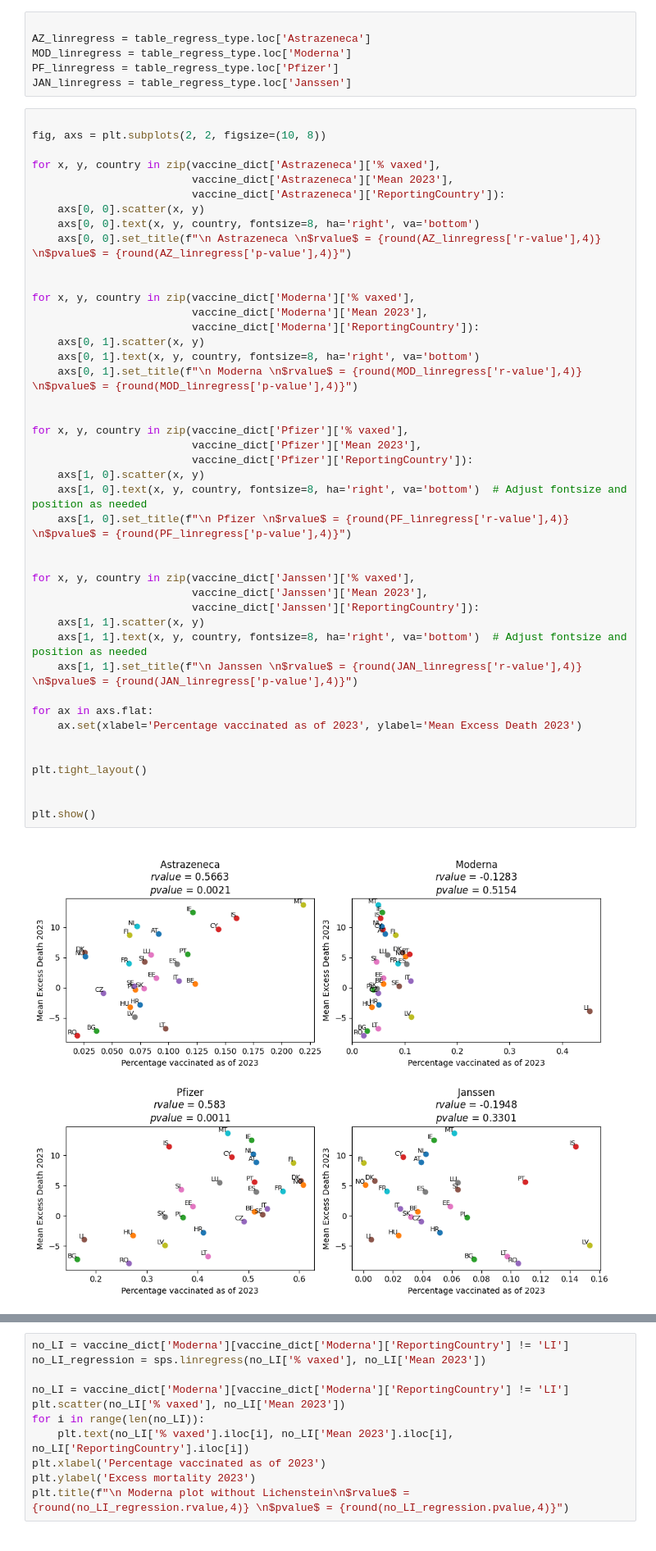
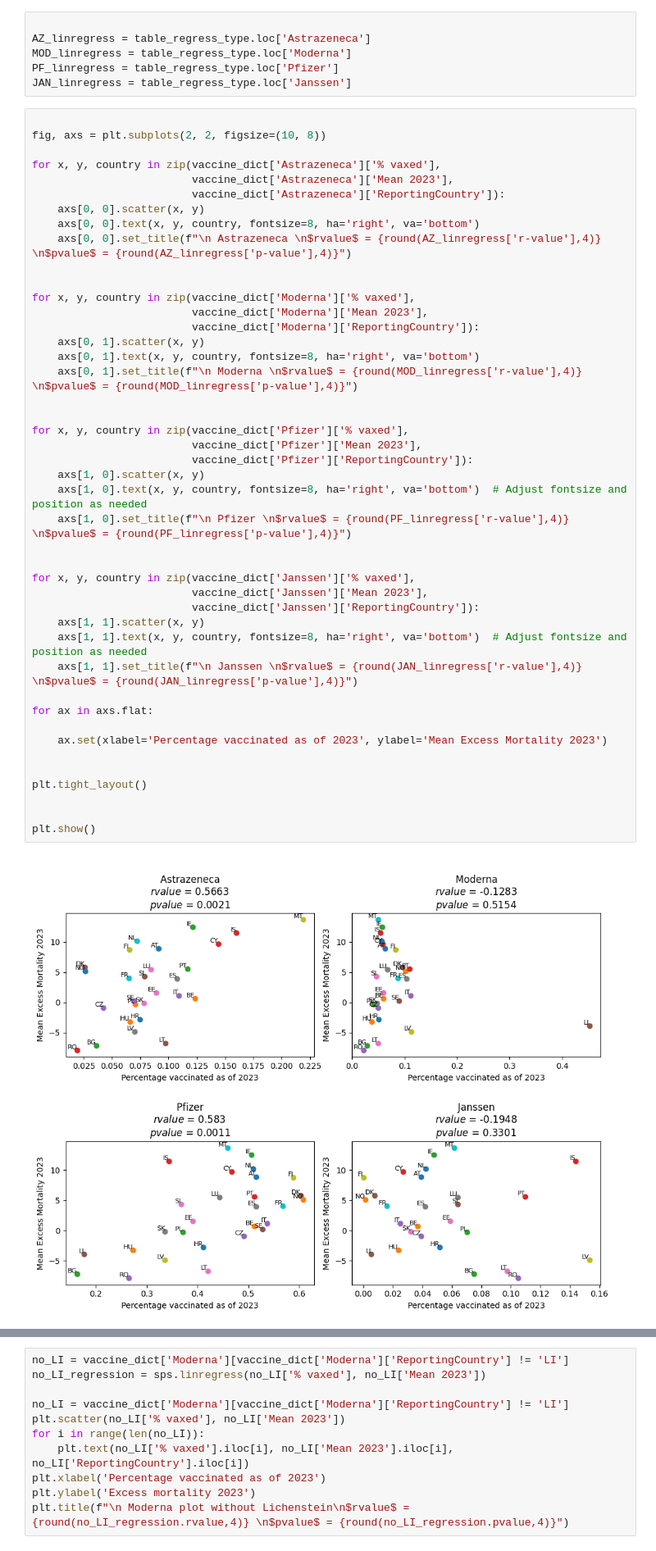
Before and after one commit to lisds/excess-deaths, a Jupyter notebook: Write_Up.ipynb, the cells around one changed output, grey strips where cells are left out. Shown at 82% size. Cells and saved outputs as stored; diff of their text form.

```diff
--- a/Write_Up.ipynb
+++ b/Write_Up.ipynb
@@ -576,33 +569,34 @@ for x, y, country in zip(vaccine_dict['Moderna']['% vaxed'],
                          vaccine_dict['Moderna']['Mean 2023'],
                          vaccine_dict['Moderna']['ReportingCountry']):
     axs[0, 1].scatter(x, y)
     axs[0, 1].text(x, y, country, fontsize=8, ha='right', va='bottom')
     axs[0, 1].set_title(f"\n Moderna \n$rvalue$ = {round(MOD_linregress['r-value'],4)} \n$pvalue$ = {round(MOD_linregress['p-value'],4)}")
 
 
 for x, y, country in zip(vaccine_dict['Pfizer']['% vaxed'],
                          vaccine_dict['Pfizer']['Mean 2023'],
                          vaccine_dict['Pfizer']['ReportingCountry']):
     axs[1, 0].scatter(x, y)
     axs[1, 0].text(x, y, country, fontsize=8, ha='right', va='bottom')  # Adjust fontsize and position as needed
     axs[1, 0].set_title(f"\n Pfizer \n$rvalue$ = {round(PF_linregress['r-value'],4)} \n$pvalue$ = {round(PF_linregress['p-value'],4)}")
 
 
 for x, y, country in zip(vaccine_dict['Janssen']['% vaxed'],
                          vaccine_dict['Janssen']['Mean 2023'],
                          vaccine_dict['Janssen']['ReportingCountry']):
     axs[1, 1].scatter(x, y)
     axs[1, 1].text(x, y, country, fontsize=8, ha='right', va='bottom')  # Adjust fontsize and position as needed
     axs[1, 1].set_title(f"\n Janssen \n$rvalue$ = {round(JAN_linregress['r-value'],4)} \n$pvalue$ = {round(JAN_linregress['p-value'],4)}")
 
 for ax in axs.flat:
-    ax.set(xlabel='Percentage vaccinated as of 2023', ylabel='Mean Excess Death 2023')
+
+    ax.set(xlabel='Percentage vaccinated as of 2023', ylabel='Mean Excess Mortality 2023')
 
 
 plt.tight_layout()
 
 
 plt.show()
 # %% [output]
-[figure, old version]
+[figure, new version]
 # %% [markdown]
```
Also changed, not shown: parts of 6 cells of this notebook, 1 other file.
